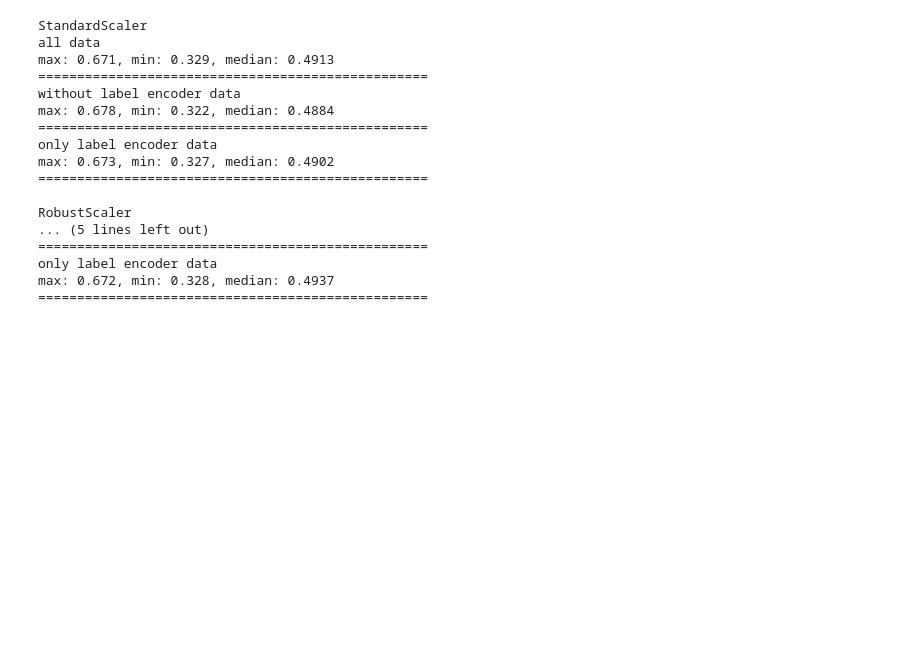
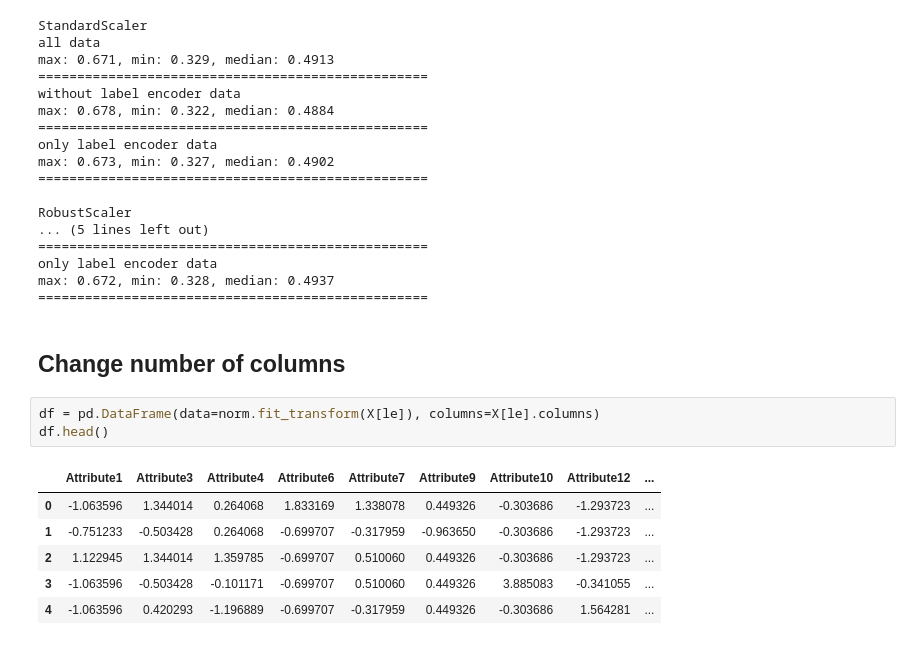
Before and after one commit to fadeeva/MLDL_plgrnd, a Jupyter notebook: Clusters/01_KMeans.ipynb, the cells around one changed output. Saved outputs shown, nothing was run; the diff lists cells and outputs as text; blank space fills up the shorter version.

Commit message:
change number of cols

```diff
--- a/Clusters/01_KMeans.ipynb
+++ b/Clusters/01_KMeans.ipynb
@@ -205,3 +205,15 @@ RobustScaler
 only label encoder data
 max: 0.672, min: 0.328, median: 0.4937
 ==================================================
+# %% [markdown]
+## Change number of columns
+# %%
+df = pd.DataFrame(data=norm.fit_transform(X[le]), columns=X[le].columns)
+df.head()
+# %% [output]
+|  | Attribute1 | Attribute3 | Attribute4 | Attribute6 | Attribute7 | Attribute9 | Attribute10 | Attribute12 | ... |
+| 0 | -1.063596 | 1.344014 | 0.264068 | 1.833169 | 1.338078 | 0.449326 | -0.303686 | -1.293723 | ... |
+| 1 | -0.751233 | -0.503428 | 0.264068 | -0.699707 | -0.317959 | -0.963650 | -0.303686 | -1.293723 | ... |
+| 2 | 1.122945 | 1.344014 | 1.359785 | -0.699707 | 0.510060 | 0.449326 | -0.303686 | -1.293723 | ... |
+| 3 | -1.063596 | -0.503428 | -0.101171 | -0.699707 | 0.510060 | 0.449326 | 3.885083 | -0.341055 | ... |
+| 4 | -1.063596 | 0.420293 | -1.196889 | -0.699707 | -0.317959 | 0.449326 | -0.303686 | 1.564281 | ... |
```
Also changed, not shown: parts of 6 cells of this notebook.
